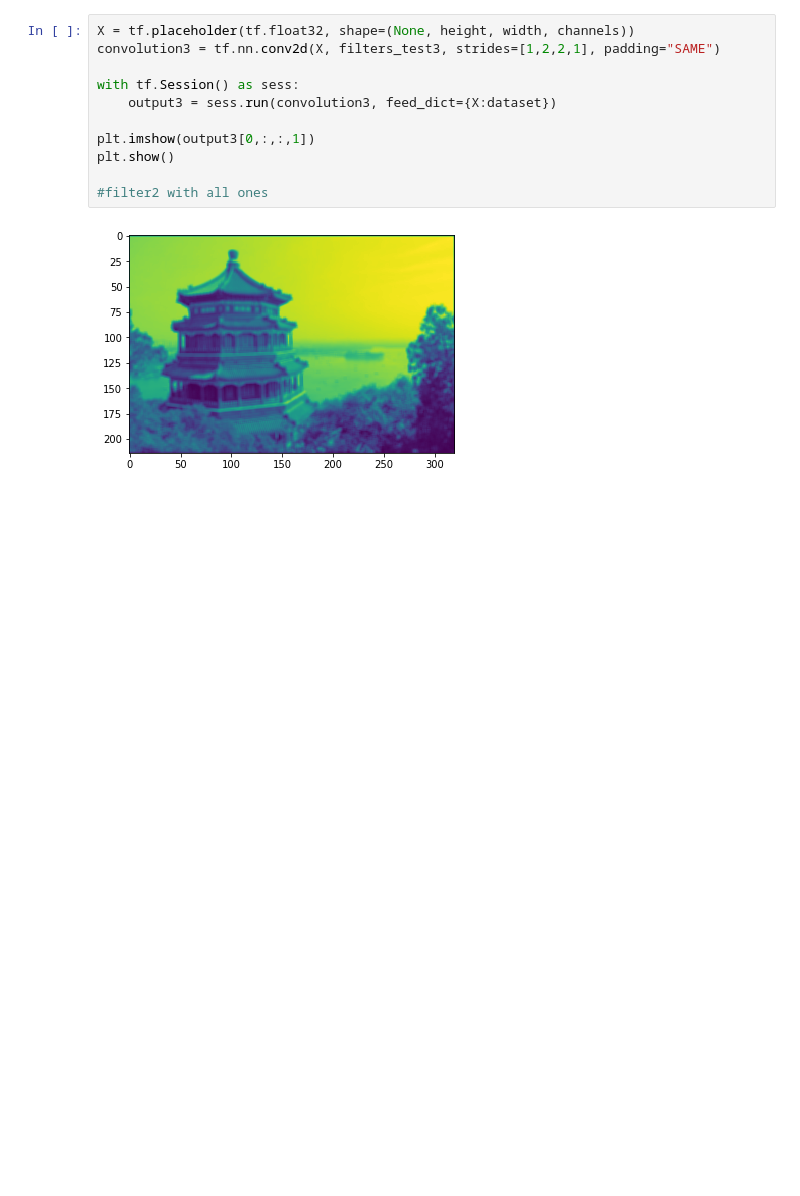
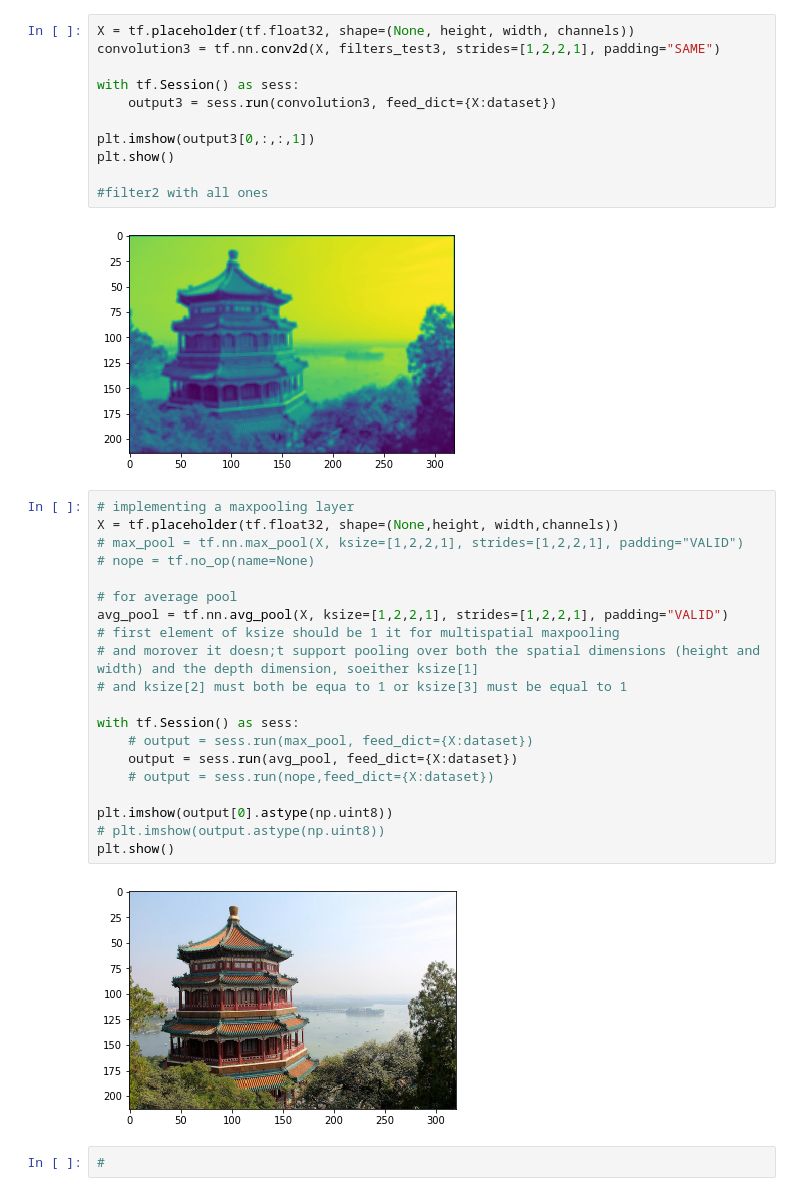
Before and after one commit to fanbyprinciple/hands_on_ml, a Jupyter notebook: chapter_13/cnn.ipynb, the cells around one changed output. Drawn from its saved outputs; the diff is of its cells as text; blank space fills up the shorter version.

```diff
--- a/chapter_13/cnn.ipynb
+++ b/chapter_13/cnn.ipynb
@@ -69,3 +94,27 @@ plt.show()
 #filter2 with all ones
 # %% [output]
 [figure]
+# %%
+# implementing a maxpooling layer
+X = tf.placeholder(tf.float32, shape=(None,height, width,channels))
+# max_pool = tf.nn.max_pool(X, ksize=[1,2,2,1], strides=[1,2,2,1], padding="VALID")
+# nope = tf.no_op(name=None)
+
+# for average pool
+avg_pool = tf.nn.avg_pool(X, ksize=[1,2,2,1], strides=[1,2,2,1], padding="VALID")
+# first element of ksize should be 1 it for multispatial maxpooling
+# and morover it doesn;t support pooling over both the spatial dimensions (height and width) and the depth dimension, soeither ksize[1]
+# and ksize[2] must both be equa to 1 or ksize[3] must be equal to 1
+
+with tf.Session() as sess:
+    # output = sess.run(max_pool, feed_dict={X:dataset})
+    output = sess.run(avg_pool, feed_dict={X:dataset})
+    # output = sess.run(nope,feed_dict={X:dataset})
+
+plt.imshow(output[0].astype(np.uint8))
+# plt.imshow(output.astype(np.uint8))
+plt.show()
+# %% [output]
+[figure, added]
+# %%
+#
```
Also changed, not shown: parts of 3 cells of this notebook, 1 other file.
